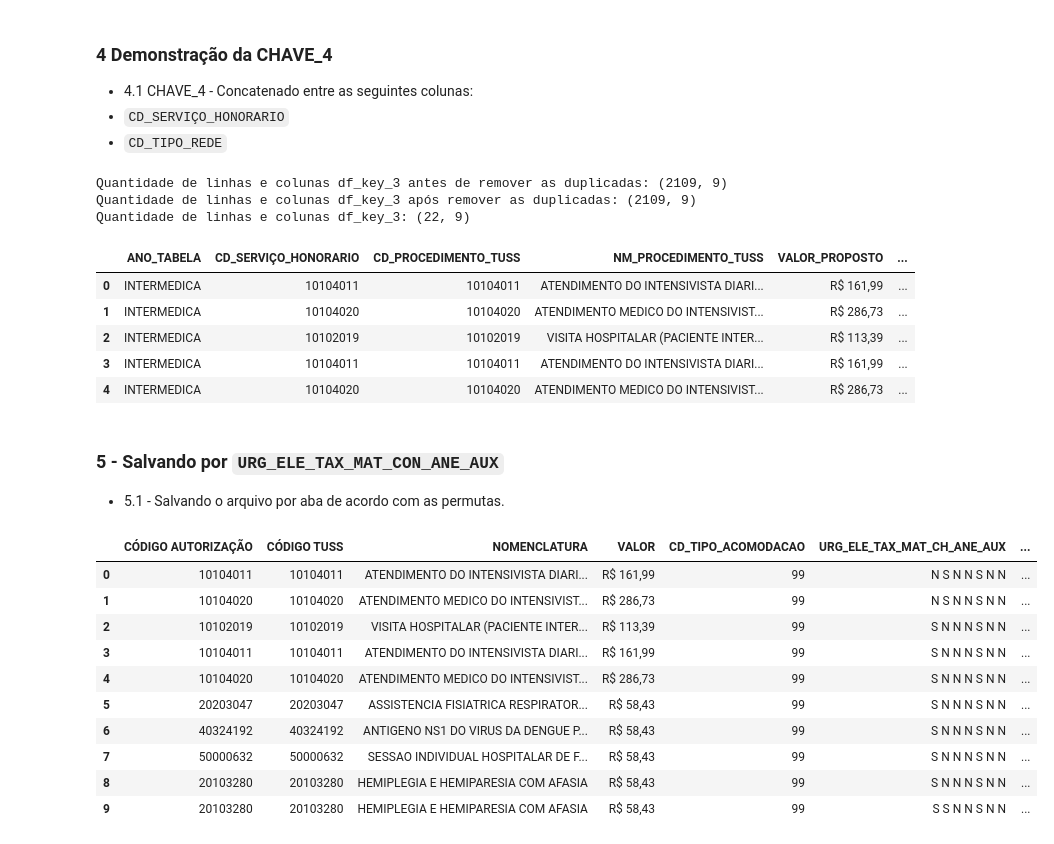
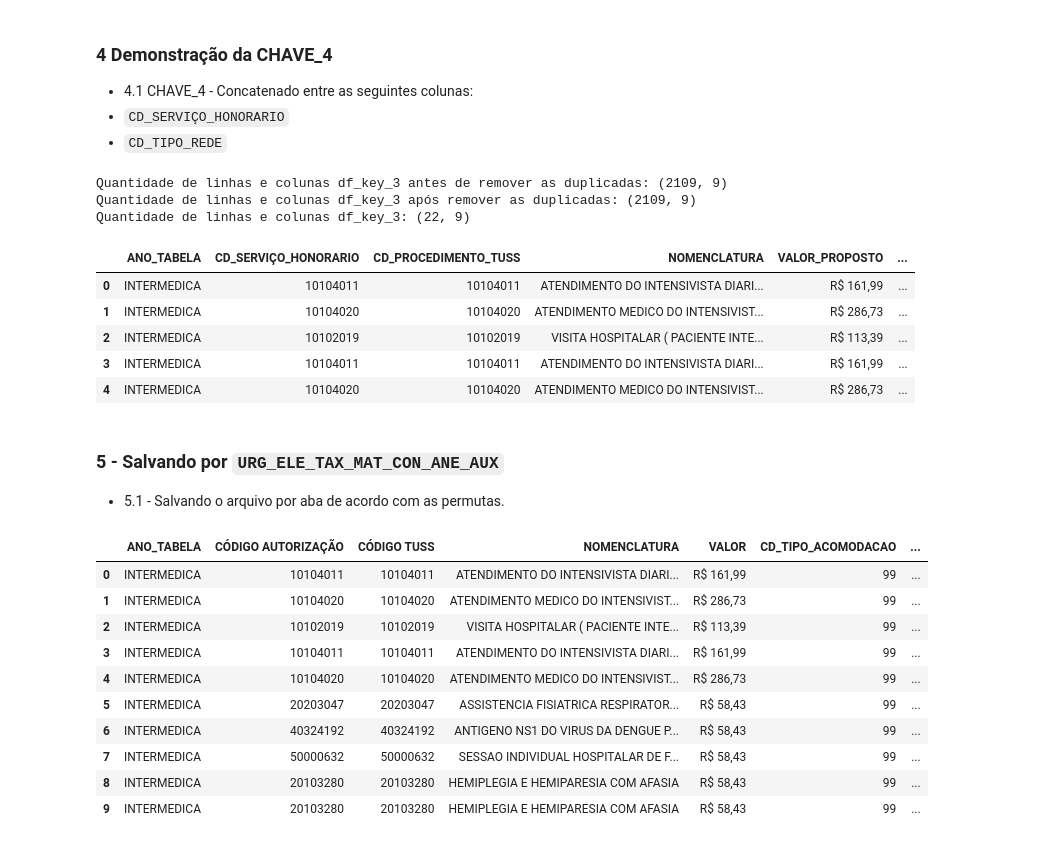
Before and after one commit to Jefferson170713/Project_HapDoc, a Jupyter notebook: script_teste.ipynb, the cells around one changed output. Drawn from its saved outputs; the diff is of its cells as text; code cells hidden in the pictures.

Commit message:
main - validação dos códigos para troca de nomes

```diff
--- a/script_teste.ipynb
+++ b/script_teste.ipynb
@@ -46,6 +46,8 @@ import pandas as pd
 df_cod = pd.read_csv(r'./modelo_cod_renomeacao.csv', sep=';', encoding='latin1', low_memory=False)
 # mostrando a quantidade de linhas e colunas
 print(f'Quantidade de linhas e colunas: {df_cod.shape}')
+# Renomendando as colunas
+df_cod.rename( columns={'COD_RENOMEACAO':'CD_SERVIÇO_HONORARIO'}, inplace=True)
 # Mostrando as colunas
 print(f'Colunas: \n {df_cod.columns}')
 # Mostrando as primeiras linhas
@@ -120,6 +122,16 @@ df_filtered['ANO_TABELA'] = df_filtered['ANO_TABELA'].map(map_dict).fillna(df_fi
 print(df_filtered['ANO_TABELA'].value_counts())
 df_filtered.head(3)
 print(df_filtered['ANO_TABELA'].value_counts())
+
+# Buscando os valores que estão no df_cod e no df_filtered
+df_filtered['NOMENCLATURA'] = np.where(df_filtered['CD_SERVIÇO_HONORARIO'].isin(df_cod['CD_SERVIÇO_HONORARIO']), df_filtered['NM_PROCEDIMENTO_TUSS'], df_filtered['NM_SERV_HONORARIO'])
+# Mostrando os valores que estão no df_cod e no df_filtered
+print(df_filtered['NOMENCLATURA'].value_counts())
+
+columns_selects= ['ANO_TABELA', 'CD_SERVIÇO_HONORARIO', 'CD_PROCEDIMENTO_TUSS', 'NOMENCLATURA', 'VALOR_PROPOSTO',
+   'CD_TIPO_ACOMODACAO', 'URGENCIA', 'ELETIVA', 'TAXAS', 'MATERIAL','CONSULTA_HONORARIO', 'ANESTESISTA', 'AUXILIAR', 'CD_TIPO_REDE']
+
+df_filtered = df_filtered[columns_selects].copy()
 # removendo as duplicatas
 df_filtered.drop_duplicates(inplace=True)
 # resetando o index
@@ -220,13 +237,13 @@ URG_ELE_TAX_MAT_CH_ANE_AUX:
    - `CD_TIPO_REDE`
 # %%
 # Selecionando as colunas que serão utilizadas
-df_key_3 = df_filtered[['ANO_TABELA','CD_SERVIÇO_HONORARIO','VALOR_PROPOSTO', 'URG_ELE_TAX_MAT_CH_ANE_AUX','CD_TIPO_REDE', 'NM_PROCEDIMENTO_TUSS', 'CD_TIPO_ACOMODACAO', 'CD_PROCEDIMENTO_TUSS']].copy()
+df_key_3 = df_filtered[['ANO_TABELA','CD_SERVIÇO_HONORARIO','VALOR_PROPOSTO', 'URG_ELE_TAX_MAT_CH_ANE_AUX','CD_TIPO_REDE', 'NOMENCLATURA', 'CD_TIPO_ACOMODACAO', 'CD_PROCEDIMENTO_TUSS']].copy()
 
 df_key_3['CHAVE_3_AUX'] = (
       df_key_3['CD_SERVIÇO_HONORARIO'].astype(str) + '#' +
       df_key_3['VALOR_PROPOSTO'].astype(str) + '#' +
       df_key_3['URG_ELE_TAX_MAT_CH_ANE_AUX'].astype(str) + '#' +
-      df_key_3['NM_PROCEDIMENTO_TUSS'].astype(str) + '#' +
+      df_key_3['NOMENCLATURA'].astype(str) + '#' +
       df_key_3['CD_TIPO_ACOMODACAO'].astype(str) + '#' +
       df_key_3['CD_PROCEDIMENTO_TUSS'].astype(str) + '#' +
       df_key_3['ANO_TABELA'].astype(str)
@@ -261,10 +278,10 @@ df_key_3_grouped['QUANTIDADE_REDES'] = (
 df_key_3_grouped.columns = ['CD_SERVIÇO_HONORARIO', 'CD_TIPO_REDE', 'QUANTIDADE_REDES']
 
 # quebrando a coluna CHAVE_3_AUX em 3 colunas separadas por '#'
-df_key_3_grouped[['CD_SERVIÇO_HONORARIO', 'VALOR_PROPOSTO', 'URG_ELE_TAX_MAT_CH_ANE_AUX', 'NM_PROCEDIMENTO_TUSS', 'CD_TIPO_ACOMODACAO', 'CD_PROCEDIMENTO_TUSS', 'ANO_TABELA']] = df_key_3_grouped['CD_SERVIÇO_HONORARIO'].str.split('#', expand=True)
+df_key_3_grouped[['CD_SERVIÇO_HONORARIO', 'VALOR_PROPOSTO', 'URG_ELE_TAX_MAT_CH_ANE_AUX', 'NOMENCLATURA', 'CD_TIPO_ACOMODACAO', 'CD_PROCEDIMENTO_TUSS', 'ANO_TABELA']] = df_key_3_grouped['CD_SERVIÇO_HONORARIO'].str.split('#', expand=True)
 # removendo a coluna CHAVE_3_AUX
 # reordenando as colunas
-df_key_3_grouped = df_key_3_grouped[['ANO_TABELA','CD_SERVIÇO_HONORARIO','CD_PROCEDIMENTO_TUSS' ,'NM_PROCEDIMENTO_TUSS','VALOR_PROPOSTO', 'CD_TIPO_ACOMODACAO', 'URG_ELE_TAX_MAT_CH_ANE_AUX', 'QUANTIDADE_REDES', 'CD_TIPO_REDE']].copy()
+df_key_3_grouped = df_key_3_grouped[['ANO_TABELA','CD_SERVIÇO_HONORARIO','CD_PROCEDIMENTO_TUSS' ,'NOMENCLATURA','VALOR_PROPOSTO', 'CD_TIPO_ACOMODACAO', 'URG_ELE_TAX_MAT_CH_ANE_AUX', 'QUANTIDADE_REDES', 'CD_TIPO_REDE']].copy()
 
 # reordenando por colunas
 df_key_3_grouped.sort_values(by=['URG_ELE_TAX_MAT_CH_ANE_AUX', 'VALOR_PROPOSTO',  'QUANTIDADE_REDES'], inplace=True)
@@ -283,10 +300,10 @@ df_key_3_grouped.head()
 Quantidade de linhas e colunas df_key_3 antes de remover as duplicadas: (2109, 9)
 Quantidade de linhas e colunas df_key_3 após remover as duplicadas: (2109, 9)
 Quantidade de linhas e colunas df_key_3: (22, 9)
-|  | ANO_TABELA | CD_SERVIÇO_HONORARIO | CD_PROCEDIMENTO_TUSS | NM_PROCEDIMENTO_TUSS | VALOR_PROPOSTO | ... |
+|  | ANO_TABELA | CD_SERVIÇO_HONORARIO | CD_PROCEDIMENTO_TUSS | NOMENCLATURA | VALOR_PROPOSTO | ... |
 | 0 | INTERMEDICA | 10104011 | 10104011 | ATENDIMENTO DO INTENSIVISTA DIARI... | R$ 161,99 | ... |
 | 1 | INTERMEDICA | 10104020 | 10104020 | ATENDIMENTO MEDICO DO INTENSIVIST... | R$ 286,73 | ... |
-| 2 | INTERMEDICA | 10102019 | 10102019 | VISITA HOSPITALAR (PACIENTE INTER... | R$ 113,39 | ... |
+| 2 | INTERMEDICA | 10102019 | 10102019 | VISITA HOSPITALAR ( PACIENTE INTE... | R$ 113,39 | ... |
 | 3 | INTERMEDICA | 10104011 | 10104011 | ATENDIMENTO DO INTENSIVISTA DIARI... | R$ 161,99 | ... |
 | 4 | INTERMEDICA | 10104020 | 10104020 | ATENDIMENTO MEDICO DO INTENSIVIST... | R$ 286,73 | ... |
 # %% [markdown]
@@ -296,42 +313,42 @@ Quantidade de linhas e colunas df_key_3: (22, 9)
 # Caminho do arquivo Excel
 output_path = r'./ARQUIVOS/ANALISE.xlsx'
 
 # Criando o arquivo Excel com a aba principal
 with ExcelWriter(output_path, engine='openpyxl') as writer:
    # Salvando a aba principal
    df_key_3_grouped.to_excel(writer, index=False, sheet_name='GERAL')
 
    # # renomeando as colunas
    df_key_3_grouped.rename(
       columns={
          'CD_SERVIÇO_HONORARIO': 'CÓDIGO AUTORIZAÇÃO',
          'VALOR_PROPOSTO': 'VALOR',
          'CD_PROCEDIMENTO_TUSS':'CÓDIGO TUSS',
-         'NM_PROCEDIMENTO_TUSS':'NOMENCLATURA',
+         #'NM_PROCEDIMENTO_TUSS':'NOMENCLATURA',
          },
       inplace=True
    )
 
 
     # Salvando as abas adicionais
    for num, save in enumerate(df_key_3_grouped['URG_ELE_TAX_MAT_CH_ANE_AUX'].unique()):
       # Filtrando os dados
       df_key_3_grouped_filtered = df_key_3_grouped[df_key_3_grouped['URG_ELE_TAX_MAT_CH_ANE_AUX'] == save].copy()
       nane = f'NEG. {num+1}'
 
       # Salvando no mesmo arquivo Excel com o nome da aba correspondente
       df_key_3_grouped_filtered.to_excel(writer, index=False, sheet_name=nane)
 
 df_key_3_grouped.head(10)
 # %% [output]
-|  | CÓDIGO AUTORIZAÇÃO | CÓDIGO TUSS | NOMENCLATURA | VALOR | CD_TIPO_ACOMODACAO | URG_ELE_TAX_MAT_CH_ANE_AUX | ... |
-| 0 | 10104011 | 10104011 | ATENDIMENTO DO INTENSIVISTA DIARI... | R$ 161,99 | 99 | N S N N S N N | ... |
-| 1 | 10104020 | 10104020 | ATENDIMENTO MEDICO DO INTENSIVIST... | R$ 286,73 | 99 | N S N N S N N | ... |
-| 2 | 10102019 | 10102019 | VISITA HOSPITALAR (PACIENTE INTER... | R$ 113,39 | 99 | S N N N S N N | ... |
-| 3 | 10104011 | 10104011 | ATENDIMENTO DO INTENSIVISTA DIARI... | R$ 161,99 | 99 | S N N N S N N | ... |
-| 4 | 10104020 | 10104020 | ATENDIMENTO MEDICO DO INTENSIVIST... | R$ 286,73 | 99 | S N N N S N N | ... |
-| 5 | 20203047 | 20203047 | ASSISTENCIA FISIATRICA RESPIRATOR... | R$ 58,43 | 99 | S N N N S N N | ... |
-| 6 | 40324192 | 40324192 | ANTIGENO NS1 DO VIRUS DA DENGUE P... | R$ 58,43 | 99 | S N N N S N N | ... |
-| 7 | 50000632 | 50000632 | SESSAO INDIVIDUAL HOSPITALAR DE F... | R$ 58,43 | 99 | S N N N S N N | ... |
-| 8 | 20103280 | 20103280 | HEMIPLEGIA E HEMIPARESIA COM AFASIA | R$ 58,43 | 99 | S N N N S N N | ... |
-| 9 | 20103280 | 20103280 | HEMIPLEGIA E HEMIPARESIA COM AFASIA | R$ 58,43 | 99 | S S N N S N N | ... |
+|  | ANO_TABELA | CÓDIGO AUTORIZAÇÃO | CÓDIGO TUSS | NOMENCLATURA | VALOR | CD_TIPO_ACOMODACAO | ... |
+| 0 | INTERMEDICA | 10104011 | 10104011 | ATENDIMENTO DO INTENSIVISTA DIARI... | R$ 161,99 | 99 | ... |
+| 1 | INTERMEDICA | 10104020 | 10104020 | ATENDIMENTO MEDICO DO INTENSIVIST... | R$ 286,73 | 99 | ... |
+| 2 | INTERMEDICA | 10102019 | 10102019 | VISITA HOSPITALAR ( PACIENTE INTE... | R$ 113,39 | 99 | ... |
+| 3 | INTERMEDICA | 10104011 | 10104011 | ATENDIMENTO DO INTENSIVISTA DIARI... | R$ 161,99 | 99 | ... |
+| 4 | INTERMEDICA | 10104020 | 10104020 | ATENDIMENTO MEDICO DO INTENSIVIST... | R$ 286,73 | 99 | ... |
+| 5 | INTERMEDICA | 20203047 | 20203047 | ASSISTENCIA FISIATRICA RESPIRATOR... | R$ 58,43 | 99 | ... |
+| 6 | INTERMEDICA | 40324192 | 40324192 | ANTIGENO NS1 DO VIRUS DA DENGUE P... | R$ 58,43 | 99 | ... |
+| 7 | INTERMEDICA | 50000632 | 50000632 | SESSAO INDIVIDUAL HOSPITALAR DE F... | R$ 58,43 | 99 | ... |
+| 8 | INTERMEDICA | 20103280 | 20103280 | HEMIPLEGIA E HEMIPARESIA COM AFASIA | R$ 58,43 | 99 | ... |
+| 9 | INTERMEDICA | 20103280 | 20103280 | HEMIPLEGIA E HEMIPARESIA COM AFASIA | R$ 58,43 | 99 | ... |
```
Also changed, not shown: parts of 4 cells of this notebook.
